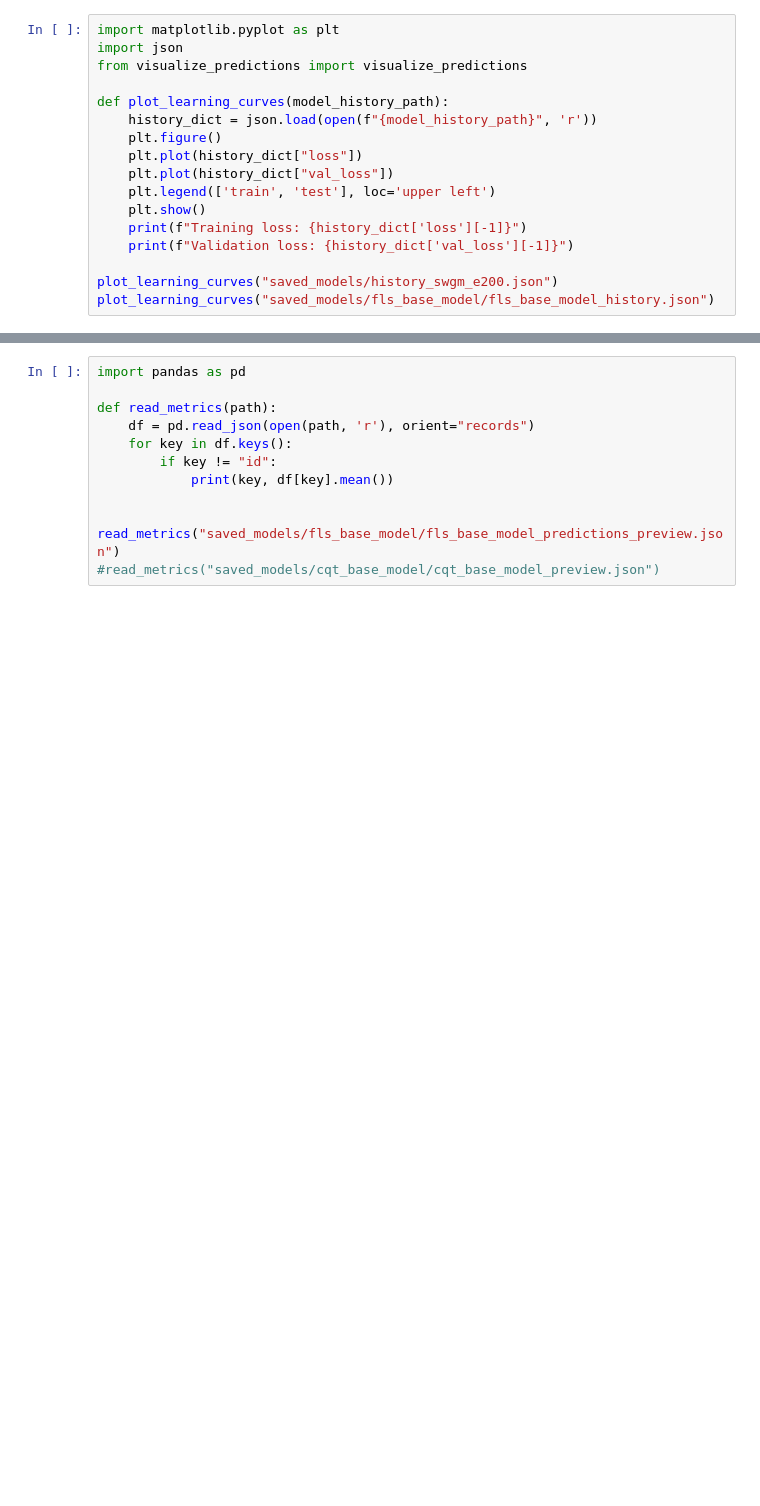
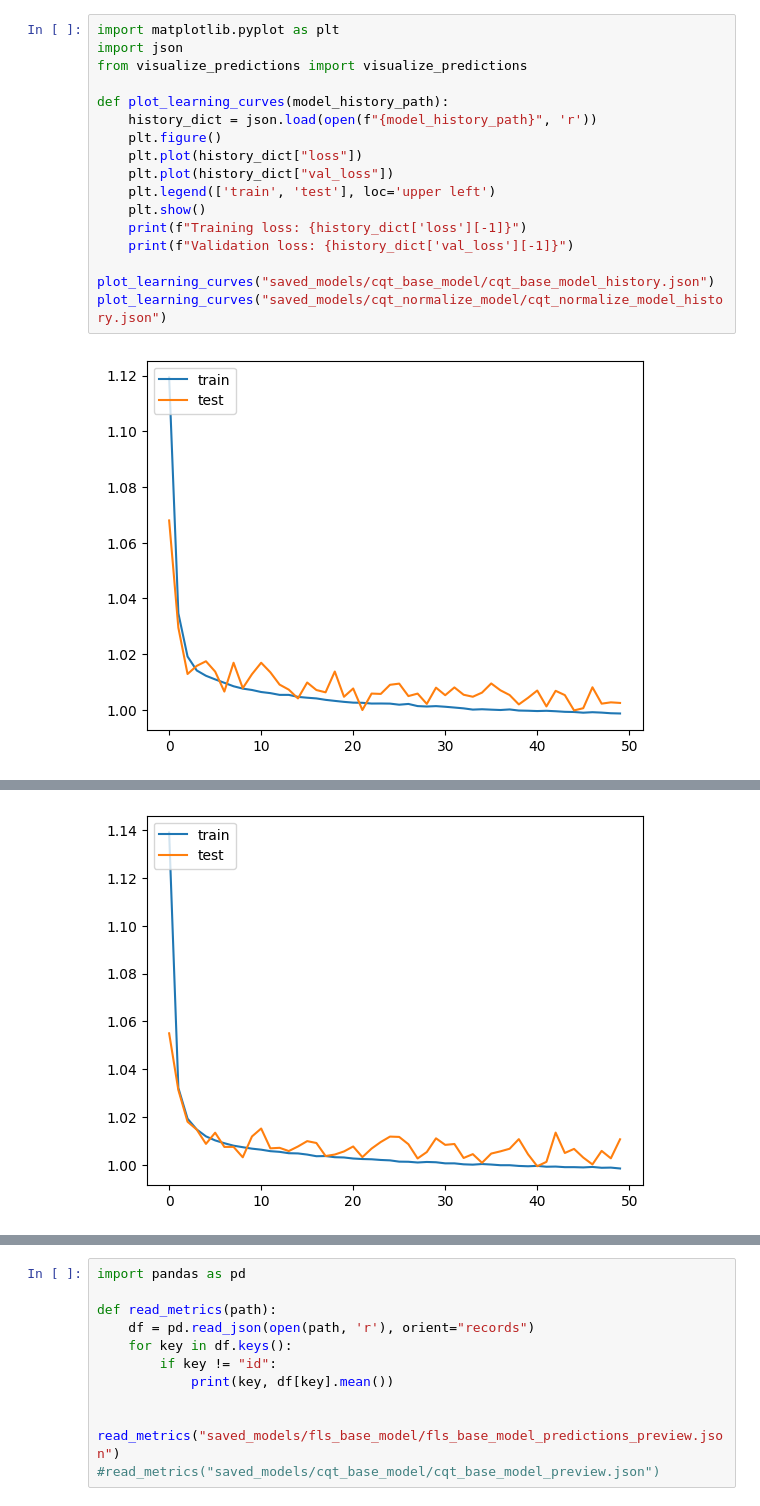
Before and after one commit to b-boechat/pitch, a Jupyter notebook: plot_curves.ipynb, the cells around one changed output, grey strips where cells are left out. Saved outputs shown, nothing was run; the diff lists cells and outputs as text; blank space fills up the shorter version.

Commit message:
Train models with normalization.

```diff
--- a/plot_curves.ipynb
+++ b/plot_curves.ipynb
@@ -1,17 +1,19 @@
 # %%
 import matplotlib.pyplot as plt
 import json
 from visualize_predictions import visualize_predictions
 
 def plot_learning_curves(model_history_path):
     history_dict = json.load(open(f"{model_history_path}", 'r'))
     plt.figure()
     plt.plot(history_dict["loss"])
     plt.plot(history_dict["val_loss"])
     plt.legend(['train', 'test'], loc='upper left')
     plt.show()
     print(f"Training loss: {history_dict['loss'][-1]}")
     print(f"Validation loss: {history_dict['val_loss'][-1]}")
 
-plot_learning_curves("saved_models/history_swgm_e200.json")
-plot_learning_curves("saved_models/fls_base_model/fls_base_model_history.json")
+plot_learning_curves("saved_models/cqt_base_model/cqt_base_model_history.json")
+plot_learning_curves("saved_models/cqt_normalize_model/cqt_normalize_model_history.json")
+# %% [output]
+[figure, added]
@@ -17,0 +22 @@ plot_learning_curves("saved_models/fls_base_model/fls_base_model_history.json")
+[figure, added]
```
Also changed, not shown: parts of 1 cell of this notebook, 10 other files.
